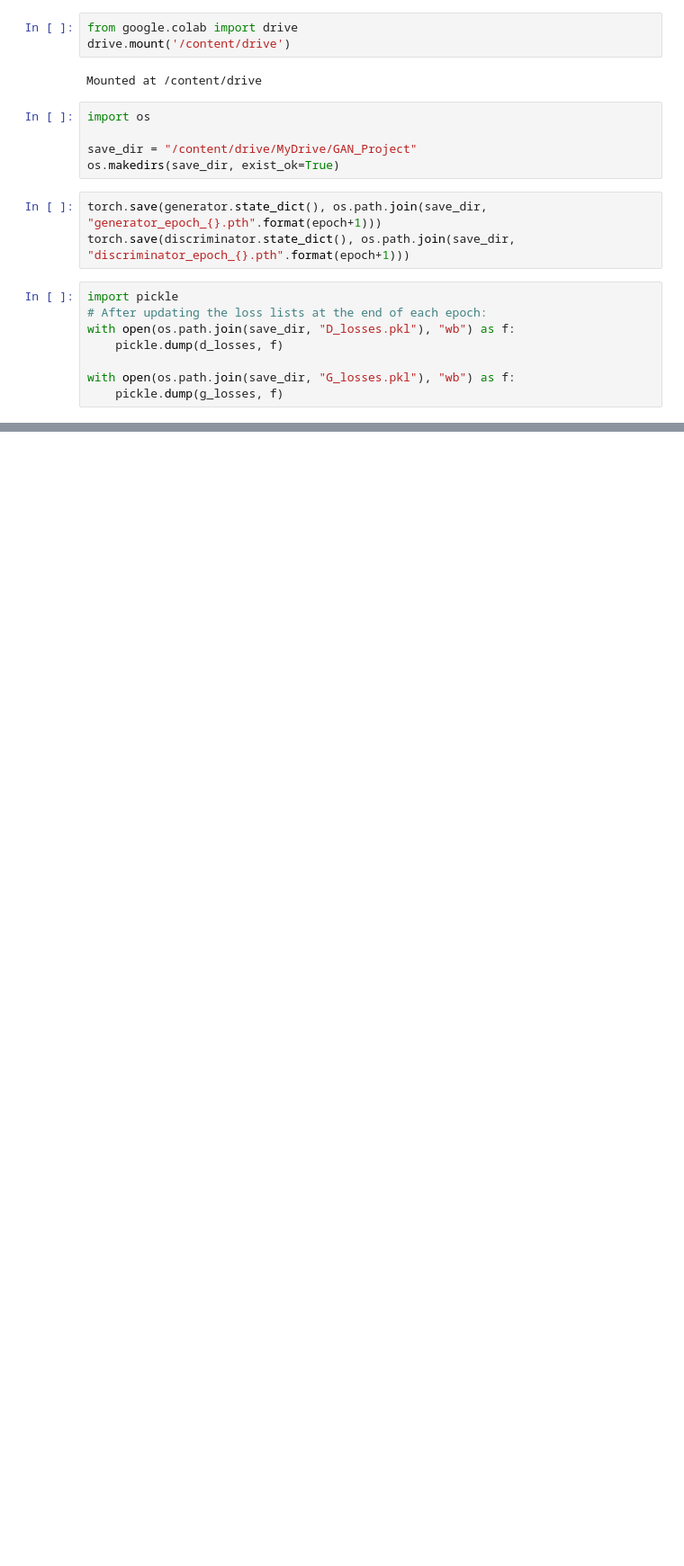
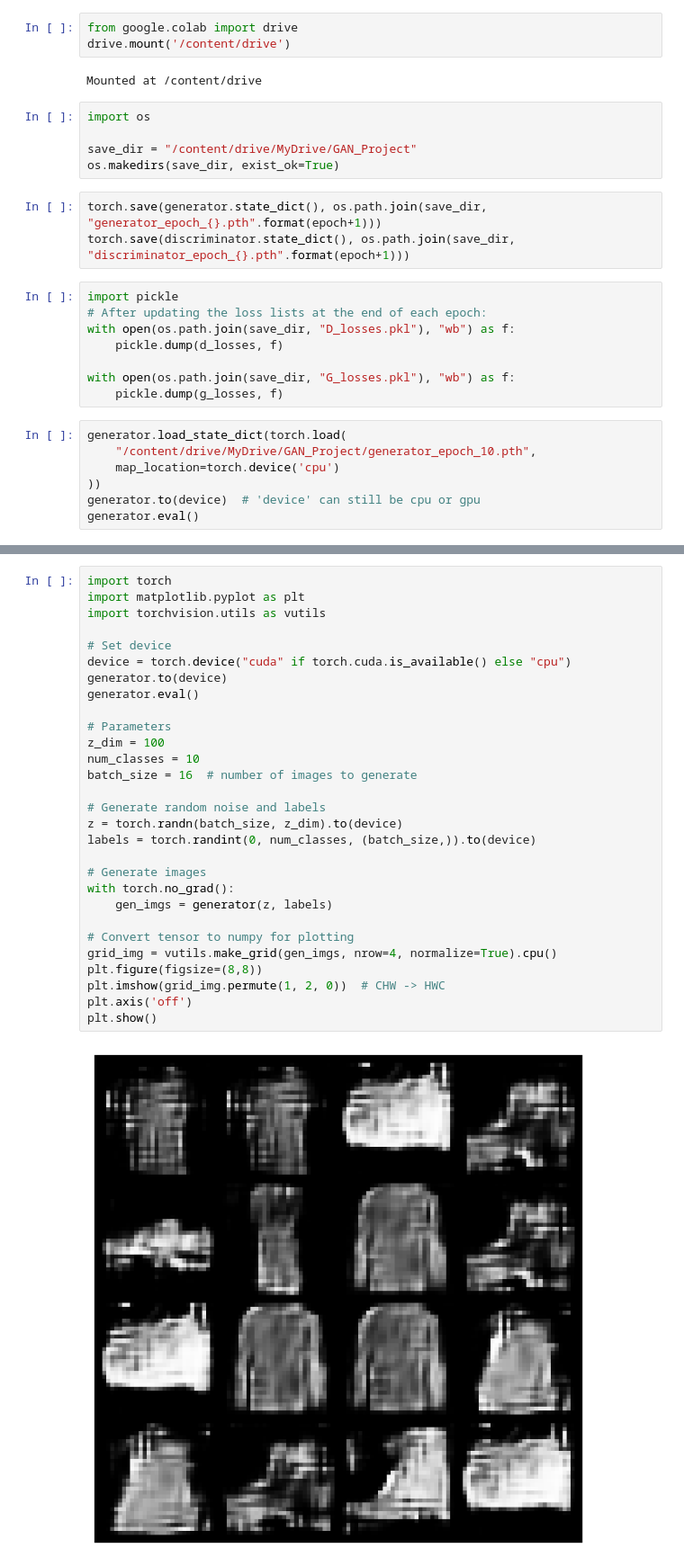
Before and after one commit to Tanuron/repo, a Jupyter notebook: Generative_Adversarial_Networks.ipynb, the cells around one changed output, grey strips where cells are left out. Shown: that part at 90% size. Saved outputs shown, nothing was run; the diff lists cells and outputs as text; blank space fills up the shorter version.

```diff
--- a/Generative_Adversarial_Networks.ipynb
+++ b/Generative_Adversarial_Networks.ipynb
@@ -704,3 +695,10 @@ with open(os.path.join(save_dir, "D_losses.pkl"), "wb") as f:
 
 with open(os.path.join(save_dir, "G_losses.pkl"), "wb") as f:
     pickle.dump(g_losses, f)
+# %%
+generator.load_state_dict(torch.load(
+    "/content/drive/MyDrive/GAN_Project/generator_epoch_10.pth",
+    map_location=torch.device('cpu')
+))
+generator.to(device)  # 'device' can still be cpu or gpu
+generator.eval()
@@ -706,0 +723,31 @@ with open(os.path.join(save_dir, "G_losses.pkl"), "wb") as f:
+# %%
+import torch
+import matplotlib.pyplot as plt
+import torchvision.utils as vutils
+
+# Set device
+device = torch.device("cuda" if torch.cuda.is_available() else "cpu")
+generator.to(device)
+generator.eval()
+
+# Parameters
+z_dim = 100
+num_classes = 10
+batch_size = 16  # number of images to generate
+
+# Generate random noise and labels
+z = torch.randn(batch_size, z_dim).to(device)
+labels = torch.randint(0, num_classes, (batch_size,)).to(device)
+
+# Generate images
+with torch.no_grad():
+    gen_imgs = generator(z, labels)
+
+# Convert tensor to numpy for plotting
+grid_img = vutils.make_grid(gen_imgs, nrow=4, normalize=True).cpu()
+plt.figure(figsize=(8,8))
+plt.imshow(grid_img.permute(1, 2, 0))  # CHW -> HWC
+plt.axis('off')
+plt.show()
+# %% [output]
+[figure, added]
```
Also changed, not shown: parts of 6 cells of this notebook.
